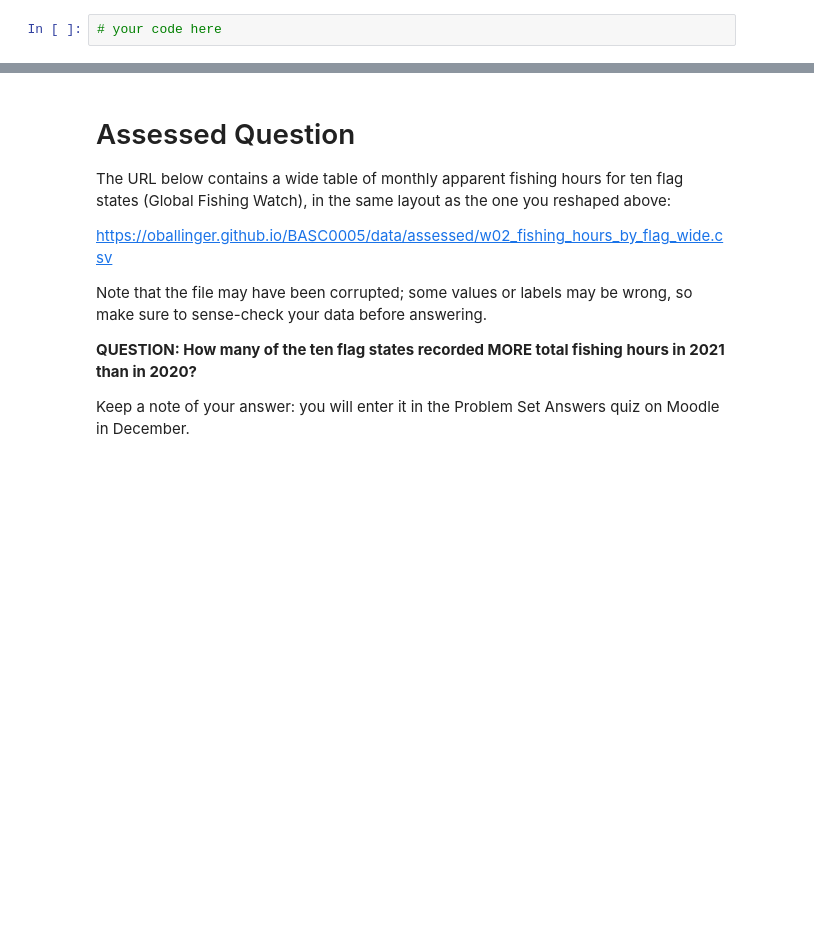
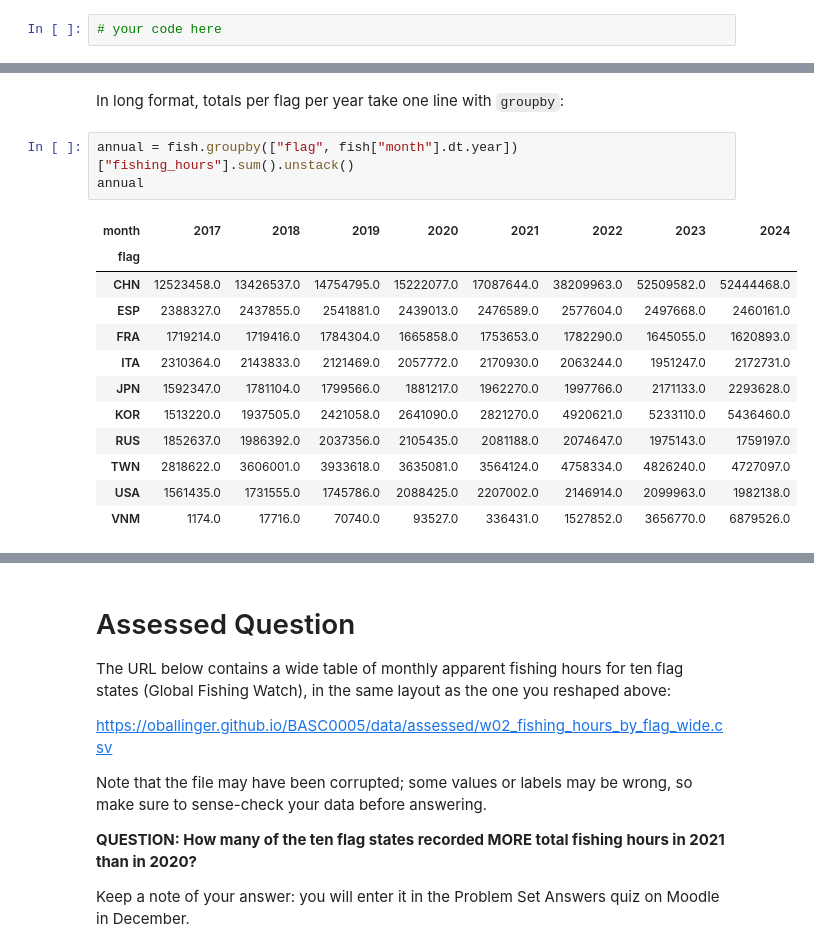
Before and after one commit to oballinger/BASC0005, a Jupyter notebook: notebooks/W02. Pandas.ipynb, the cells around one changed output, grey strips where cells are left out. Cells and saved outputs as stored; diff of their text form; blank space fills up the shorter version.

```diff
--- a/notebooks/W02. Pandas.ipynb
+++ b/notebooks/W02. Pandas.ipynb
@@ -304,0 +311,18 @@ When there is no download or API, you can take data from the page itself. For HT
+# %% [markdown]
+In long format, totals per flag per year take one line with `groupby`:
+# %%
+annual = fish.groupby(["flag", fish["month"].dt.year])["fishing_hours"].sum().unstack()
+annual
+# %% [output]
+| month | 2017 | 2018 | 2019 | 2020 | 2021 | 2022 | 2023 | 2024 |
+| flag |  |  |  |  |  |  |  |  |
+| CHN | 12523458.0 | 13426537.0 | 14754795.0 | 15222077.0 | 17087644.0 | 38209963.0 | 52509582.0 | 52444468.0 |
+| ESP | 2388327.0 | 2437855.0 | 2541881.0 | 2439013.0 | 2476589.0 | 2577604.0 | 2497668.0 | 2460161.0 |
+| FRA | 1719214.0 | 1719416.0 | 1784304.0 | 1665858.0 | 1753653.0 | 1782290.0 | 1645055.0 | 1620893.0 |
+| ITA | 2310364.0 | 2143833.0 | 2121469.0 | 2057772.0 | 2170930.0 | 2063244.0 | 1951247.0 | 2172731.0 |
+| JPN | 1592347.0 | 1781104.0 | 1799566.0 | 1881217.0 | 1962270.0 | 1997766.0 | 2171133.0 | 2293628.0 |
+| KOR | 1513220.0 | 1937505.0 | 2421058.0 | 2641090.0 | 2821270.0 | 4920621.0 | 5233110.0 | 5436460.0 |
+| RUS | 1852637.0 | 1986392.0 | 2037356.0 | 2105435.0 | 2081188.0 | 2074647.0 | 1975143.0 | 1759197.0 |
+| TWN | 2818622.0 | 3606001.0 | 3933618.0 | 3635081.0 | 3564124.0 | 4758334.0 | 4826240.0 | 4727097.0 |
+| USA | 1561435.0 | 1731555.0 | 1745786.0 | 2088425.0 | 2207002.0 | 2146914.0 | 2099963.0 | 1982138.0 |
+| VNM | 1174.0 | 17716.0 | 70740.0 | 93527.0 | 336431.0 | 1527852.0 | 3656770.0 | 6879526.0 |
```
Also changed, not shown: parts of 122 cells of this notebook, 11 other files.
